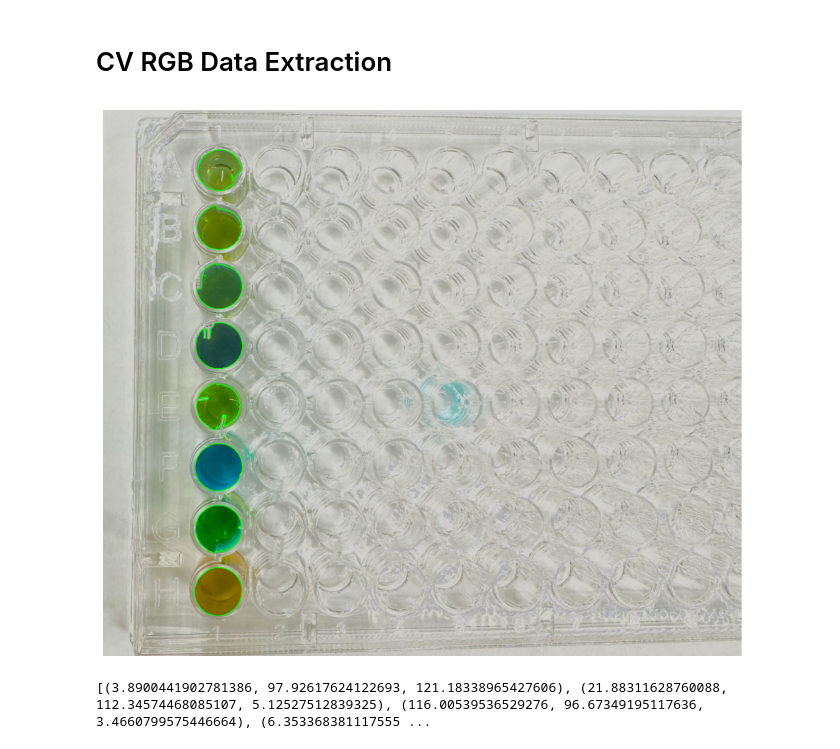
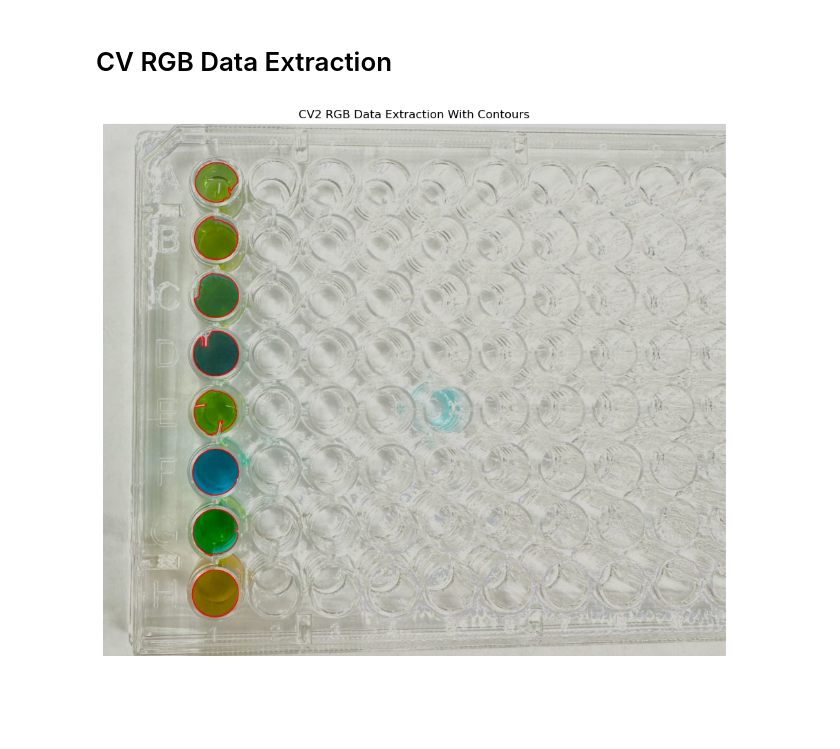
Before and after one commit to nrhemanth/mara-ref, a Jupyter notebook: Mara_Colors/101724_Color Run/BOcolor_round1.ipynb, the cells around one changed output. Saved outputs shown, nothing was run; the diff lists cells and outputs as text; code cells hidden in the pictures; blank space fills up the shorter version.

Commit message:
Fixed the RGB Data

```diff
--- a/Mara_Colors/101724_Color Run/BOcolor_round1.ipynb
+++ b/Mara_Colors/101724_Color Run/BOcolor_round1.ipynb
@@ -122,8 +118,6 @@ cropped_region
 # %% [markdown]
 # CV RGB Data Extraction
 # %%
-
-
 # Load the image
 image = cv2.imread('IMG_2730.jpg', cv2.IMREAD_GRAYSCALE)
 image = cv2.bilateralFilter(image,9,75,75)
@@ -132,45 +126,52 @@ image_rgb = cv2.imread('IMG_2730.jpg')
 # Apply thresholding to isolate wells
 ret, thresh = cv2.threshold(image, 127, 255, cv2.THRESH_BINARY_INV)
 
 # Find contours of the wells
 contours, _ = cv2.findContours(thresh, cv2.RETR_EXTERNAL, cv2.CHAIN_APPROX_SIMPLE)
 
+# Helper function to get the centroid y-coordinate of a contour
+def get_contour_y(contour):
+    M = cv2.moments(contour)
+    if M["m00"] != 0:
+        return int(M["m01"] / M["m00"])  # Y-coordinate of the centroid
+    return 0
+
+# Sort contours by their y-coordinate
+contours_ordered = sorted(contours, key=get_contour_y)
+
 contour_plot = []
 rgb_values = []
 
 # Iterate through each detected contour
-for contour in contours:
+for contour in contours_ordered:
     if cv2.contourArea(contour) < 10000:
         continue  # Skip small contours
 
     contour_plot.append(contour)
+
     # Create a mask for the current well
-
     mask = np.zeros(image_rgb.shape[:2], dtype="uint8")
     cv2.drawContours(mask, [contour], -1, 255, -1)
 
     # Extract the ROI (well) using the mask
     well_pixels = cv2.bitwise_and(image_rgb, image_rgb, mask=mask)
 
-    # Calculate the average RGB values
-    mean_val = cv2.mean(image_rgb, mask=mask)
-    rgb_values.append(mean_val[:3])
+    # Calculate the average BGR values
+    mean_val = cv2.mean(image_rgb, mask=mask)[:3]
+    rgb_values.append(mean_val[::-1]) # Reverse BGR output to RGB
 
 output_image = image_rgb.copy()
-cv2.drawContours(output_image, contour_plot, -1, (0, 255, 0), 2)
-
+cv2.drawContours(output_image, contour_plot, -1, (0, 0, 255), 2)
 output_image_rgb = cv2.cvtColor(output_image, cv2.COLOR_BGR2RGB)  # Convert to RGB for matplotlib
 
+# Double check contours
 plt.figure(figsize=(12,10))
 plt.imshow(output_image_rgb)
 plt.axis('off')  # Hide axis
+plt.title('CV2 RGB Data Extraction With Contours')
 plt.show()
 # %% [output]
-[figure, old version]
+[figure, new version]
-# %%
-print(rgb_values)
-# %% [output]
-[(3.8900441902781386, 97.92617624122693, 121.18338965427606), (21.88311628760088, 112.34574468085107, 5.12527512839325), (116.00539536529276, 96.67349195117636, 3.4660799575446664), (6.353368381117555 ...
 # %%
 # Create a figure and axis
 fig, ax = plt.subplots(figsize=(1, 8))
```
Also changed, not shown: parts of 3 cells of this notebook.
